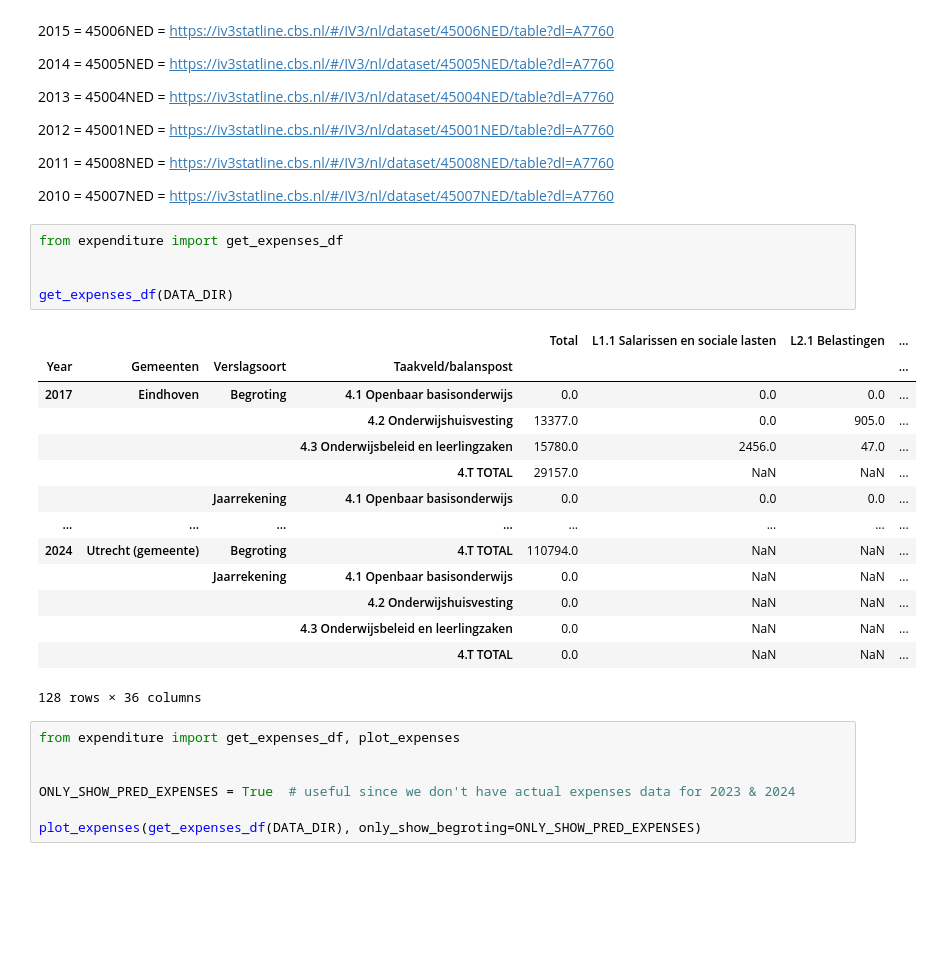
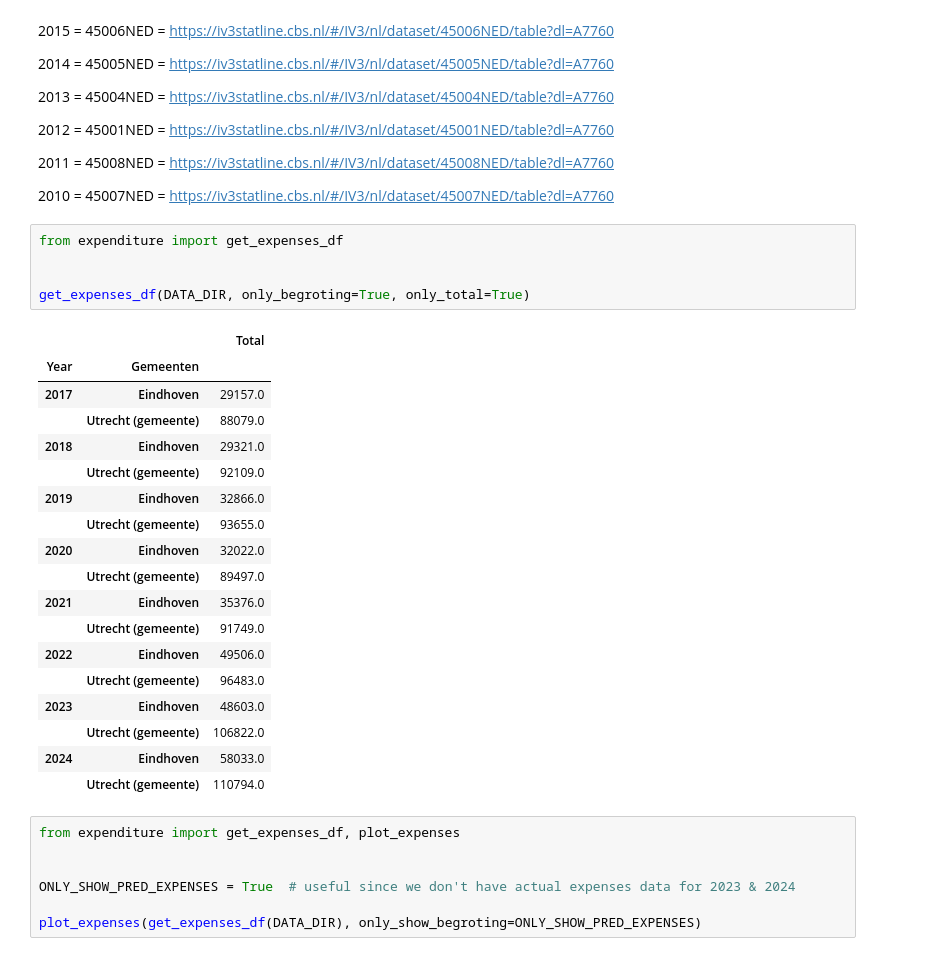
Before and after one commit to Thais02/knowledge2024, a Jupyter notebook: DataProcessing_ultimate.ipynb, the cells around one changed output. Drawn from its saved outputs; the diff is of its cells as text; blank space fills up the shorter version.

Commit message:
only_begroting & only_total added to expenses df

```diff
--- a/DataProcessing_ultimate.ipynb
+++ b/DataProcessing_ultimate.ipynb
@@ -54,23 +54,27 @@ https://iv3statline.cbs.nl/#/IV3/nl/dataset/45067NED/table?dl=A7760
 # %%
 from expenditure import get_expenses_df
 
 
-get_expenses_df(DATA_DIR)
+get_expenses_df(DATA_DIR, only_begroting=True, only_total=True)
 # %% [output]
-|  |  |  |  | Total | L1.1 Salarissen en sociale lasten | L2.1 Belastingen | ... |
-| Year | Gemeenten | Verslagsoort | Taakveld/balanspost |  |  |  | ... |
-| 2017 | Eindhoven | Begroting | 4.1 Openbaar basisonderwijs | 0.0 | 0.0 | 0.0 | ... |
-|  |  |  | 4.2 Onderwijshuisvesting | 13377.0 | 0.0 | 905.0 | ... |
-|  |  |  | 4.3 Onderwijsbeleid en leerlingzaken | 15780.0 | 2456.0 | 47.0 | ... |
-|  |  |  | 4.T TOTAL | 29157.0 | NaN | NaN | ... |
-|  |  | Jaarrekening | 4.1 Openbaar basisonderwijs | 0.0 | 0.0 | 0.0 | ... |
-| ... | ... | ... | ... | ... | ... | ... | ... |
-| 2024 | Utrecht (gemeente) | Begroting | 4.T TOTAL | 110794.0 | NaN | NaN | ... |
-|  |  | Jaarrekening | 4.1 Openbaar basisonderwijs | 0.0 | NaN | NaN | ... |
-|  |  |  | 4.2 Onderwijshuisvesting | 0.0 | NaN | NaN | ... |
-|  |  |  | 4.3 Onderwijsbeleid en leerlingzaken | 0.0 | NaN | NaN | ... |
-|  |  |  | 4.T TOTAL | 0.0 | NaN | NaN | ... |
+|  |  | Total |
+| Year | Gemeenten |  |
+| 2017 | Eindhoven | 29157.0 |
+|  | Utrecht (gemeente) | 88079.0 |
+| 2018 | Eindhoven | 29321.0 |
+|  | Utrecht (gemeente) | 92109.0 |
+| 2019 | Eindhoven | 32866.0 |
+|  | Utrecht (gemeente) | 93655.0 |
+| 2020 | Eindhoven | 32022.0 |
+|  | Utrecht (gemeente) | 89497.0 |
+| 2021 | Eindhoven | 35376.0 |
+|  | Utrecht (gemeente) | 91749.0 |
+| 2022 | Eindhoven | 49506.0 |
+|  | Utrecht (gemeente) | 96483.0 |
+| 2023 | Eindhoven | 48603.0 |
+|  | Utrecht (gemeente) | 106822.0 |
+| 2024 | Eindhoven | 58033.0 |
+|  | Utrecht (gemeente) | 110794.0 |
-128 rows × 36 columns
 # %%
 from expenditure import get_expenses_df, plot_expenses
 
```
Also changed, not shown: 1 other file.
